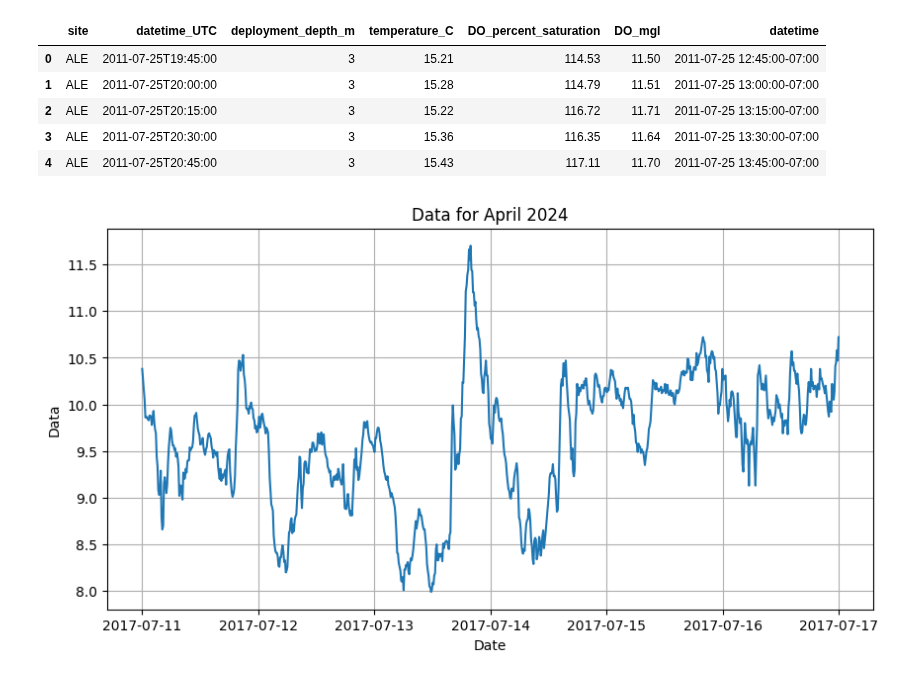
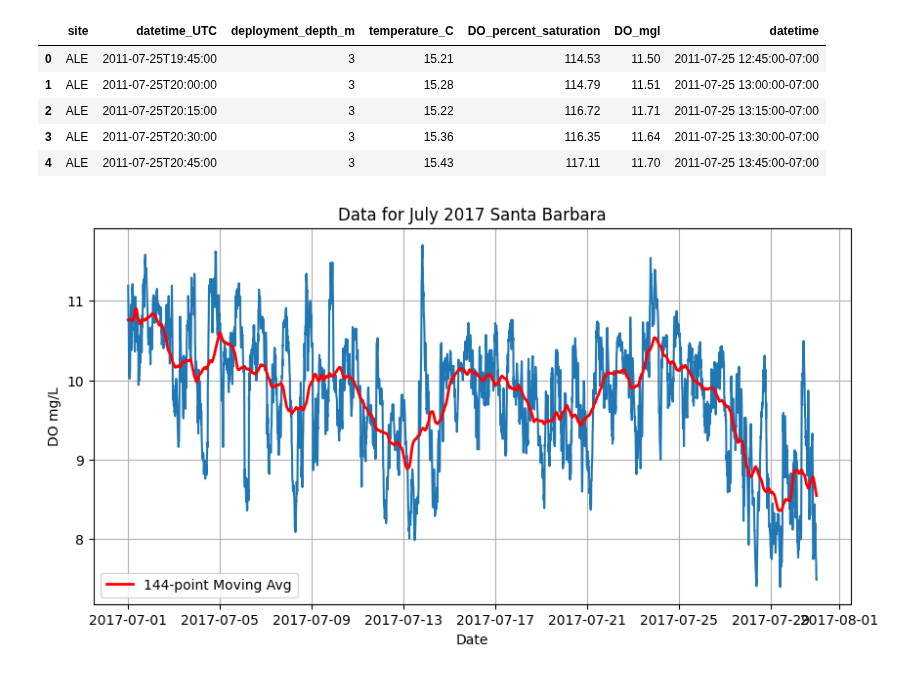
Before and after one commit to rzv09/smores_proj, a Jupyter notebook: src/sb_data/sb_data_explore.ipynb, the cells around one changed output. Saved outputs shown, nothing was run; the diff lists cells and outputs as text; code cells hidden in the pictures.

```diff
--- a/src/sb_data/sb_data_explore.ipynb
+++ b/src/sb_data/sb_data_explore.ipynb
@@ -33,18 +33,26 @@ df.head()
 | 2 | ALE | 2011-07-25T20:15:00 | 3 | 15.22 | 116.72 | 11.71 | 2011-07-25 13:15:00-07:00 |
 | 3 | ALE | 2011-07-25T20:30:00 | 3 | 15.36 | 116.35 | 11.64 | 2011-07-25 13:30:00-07:00 |
 | 4 | ALE | 2011-07-25T20:45:00 | 3 | 15.43 | 117.11 | 11.70 | 2011-07-25 13:45:00-07:00 |
+# %%
+# Compute moving average (for example, 1-day window if data is 10-min sampled)
+# Adjust 'window' to your sampling rate
+window_size = 144   # e.g., 10-min samples → 144 points per day
+df['moving_avg'] = df['DO_mgl'].rolling(window=window_size, center=True).mean()
 # %%
-start = '2017-07-11'
-end = '2017-07-17'
+start = '2017-07-1'
+end = '2017-07-31'
 mask = (df['site'] == 'SBH') & (df['datetime'] >= start) & (df['datetime'] <= end)
 july_2017 = df.loc[mask]
 # %%
 plt.figure(figsize=(10, 5))
 plt.plot(july_2017['datetime'], july_2017['DO_mgl'])
-plt.title('Data for April 2024')
+# Plot the moving average
+plt.plot(july_2017['datetime'], july_2017['moving_avg'], color='red', linewidth=2, label=f'{window_size}-point Moving Avg')
+plt.title('Data for July 2017 Santa Barbara')
 plt.xlabel('Date')
-plt.ylabel('Data')
+plt.ylabel('DO mg/L')
+plt.legend()
 plt.grid(True)
 plt.show()
 # %% [output]
-[figure, old version]
+[figure, new version]
```
Also changed, not shown: parts of 2 cells of this notebook, 1 other file.
